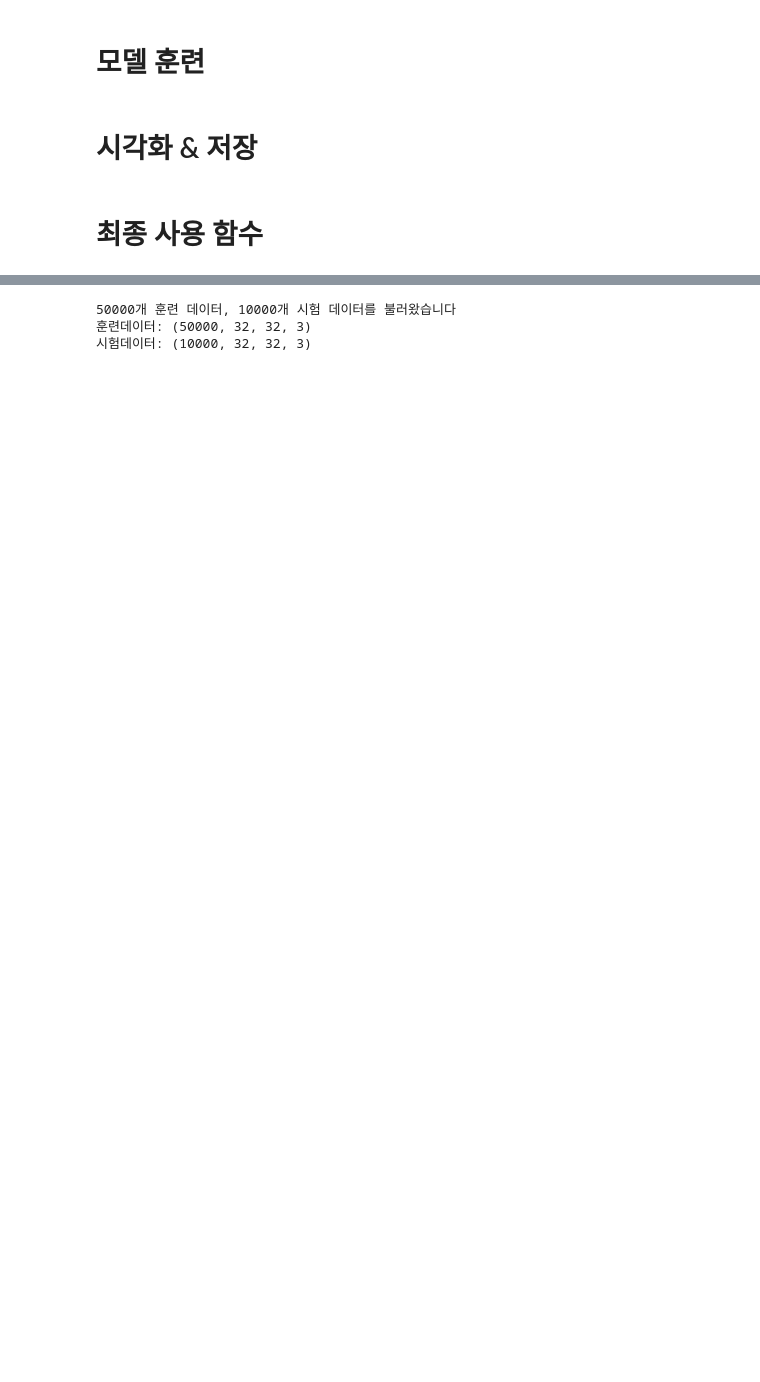
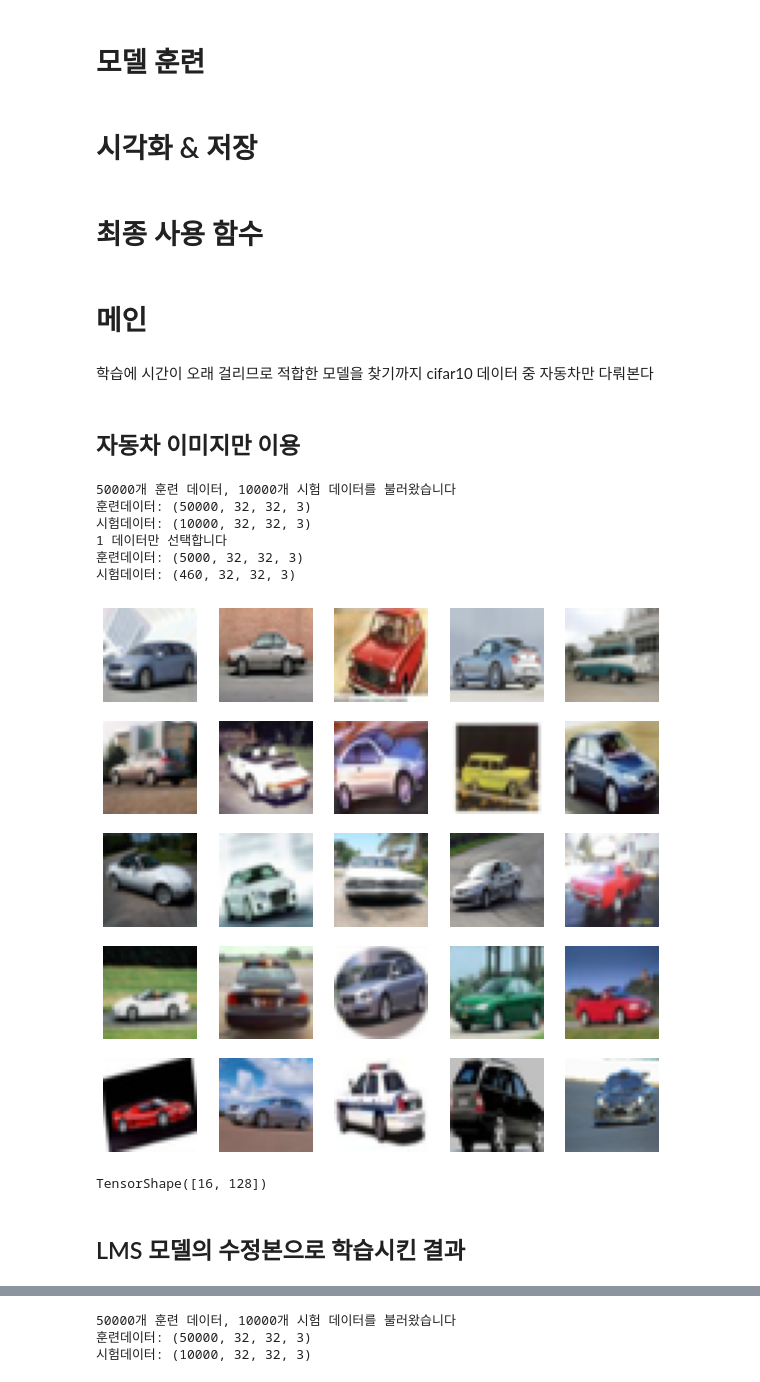
Before and after one commit to d9b3692/aiffel_lms, a Jupyter notebook: [E-12]dcgan_newimage.ipynb, the cells around one changed output, grey strips where cells are left out. Cells and saved outputs as stored; diff of their text form; code cells hidden in the pictures; blank space fills up the shorter version.

```diff
--- a/[E-12]dcgan_newimage.ipynb
+++ b/[E-12]dcgan_newimage.ipynb
@@ -293,2 +383,19 @@ def train(generator, discriminator, dataset, epochs, seed):
+# %% [markdown]
+# 메인
+# %% [markdown]
+학습에 시간이 오래 걸리므로 적합한 모델을 찾기까지 cifar10 데이터 중 자동차만 다뤄본다
+# %% [markdown]
+## 자동차 이미지만 이용
 # %%
-train_x, test_x = load_lms_data()
+train_x, test_x = load_data(label=1)
+# %% [output]
+50000개 훈련 데이터, 10000개 시험 데이터를 불러왔습니다
+훈련데이터: (50000, 32, 32, 3)
+시험데이터: (10000, 32, 32, 3)
+1 데이터만 선택합니다
+훈련데이터: (5000, 32, 32, 3)
+시험데이터: (460, 32, 32, 3)
+# %%
+draw_data(train_x)
+# %% [output]
+[figure, added]
@@ -294,0 +406,8 @@ train_x, test_x = load_lms_data()
+# %%
+NUM_PIC = 16
+seed = tf.random.normal([NUM_PIC, INPUT_SIZE])
+seed.shape
+# %% [output]
+TensorShape([16, 128])
+# %% [markdown]
+## LMS 모델의 수정본으로 학습시킨 결과
```
Also changed, not shown: parts of 42 cells of this notebook.
